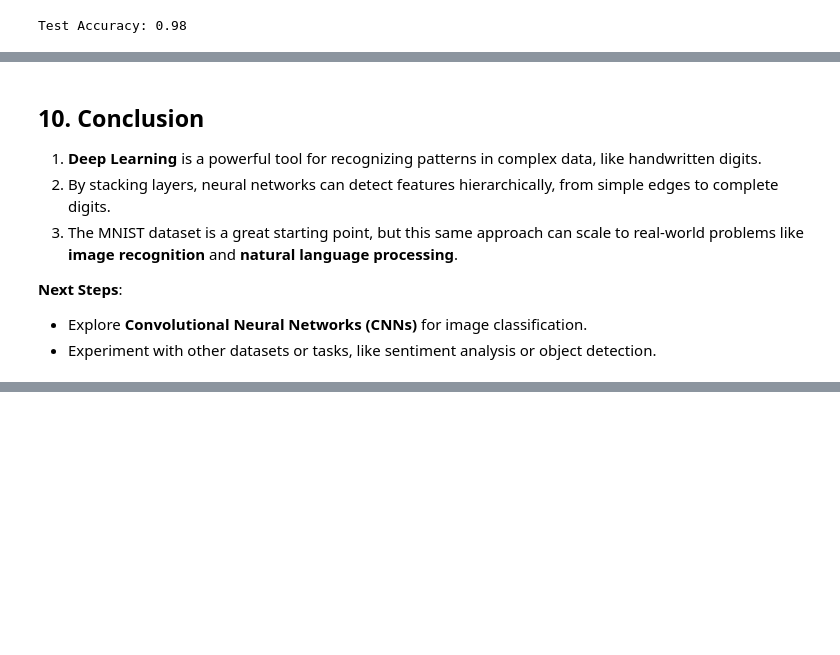
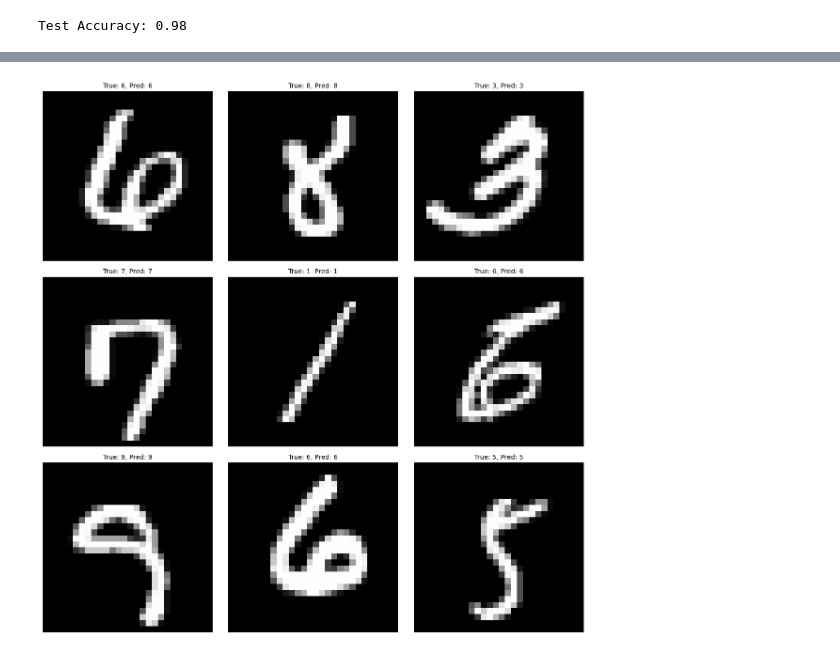
Before and after one commit to gsampaio-rh/aiops_101, a Jupyter notebook: 6-Simple-Deep-Learning.ipynb, the cells around one changed output, grey strips where cells are left out. Drawn from its saved outputs; the diff is of its cells as text; code cells hidden in the pictures; blank space fills up the shorter version.

```diff
--- a/6-Simple-Deep-Learning.ipynb
+++ b/6-Simple-Deep-Learning.ipynb
@@ -234,12 +300,2 @@ Test Accuracy: 0.98
 
 Finally, let’s visualize some predictions and compare them to the true labels.
-# %%
-# Make predictions
-predictions = model.predict(X_test)
-
-# Show some predictions alongside true labels
-for i in range(5):
-    plt.imshow(X_test[i], cmap="gray")
-    plt.title(f"True: {y_test[i]}, Predicted: {tf.argmax(predictions[i]).numpy()}")
-    plt.axis("off")
-    plt.show()
@@ -253,10 +302,29 @@ for i in range(5):
-# %% [markdown]
-## 10. Conclusion
-
-1. **Deep Learning** is a powerful tool for recognizing patterns in complex data, like handwritten digits.
-2. By stacking layers, neural networks can detect features hierarchically, from simple edges to complete digits.
-3. The MNIST dataset is a great starting point, but this same approach can scale to real-world problems like **image recognition** and **natural language processing**.
-
-**Next Steps**:
-- Explore **Convolutional Neural Networks (CNNs)** for image classification.
-- Experiment with other datasets or tasks, like sentiment analysis or object detection.
+# %%
+import numpy as np
+
+# Display predictions in a grid format
+def display_predictions_grid(X_test, y_test, predictions, grid_size=(3, 3)):
+    rows, cols = grid_size
+    fig, axes = plt.subplots(rows, cols, figsize=(12, 12))
+    indices = np.random.choice(
+        len(X_test), rows * cols, replace=False
+    )  # Random selection of images
+
+    for i, ax in enumerate(axes.flat):
+        idx = indices[i]
+        ax.imshow(X_test[idx], cmap="gray")
+        true_label = y_test[idx]
+        predicted_label = np.argmax(predictions[idx])
+        ax.set_title(f"True: {true_label}, Pred: {predicted_label}", fontsize=10)
+        ax.axis("off")
+
+    plt.tight_layout()
+    plt.show()
+
+
+# Generate predictions from the model
+predictions = model.predict(X_test)
+
+# Display a 3x3 grid of predictions
+display_predictions_grid(X_test, y_test, predictions, grid_size=(3, 3))
+# %% [output]
@@ -262,0 +332 @@ for i in range(5):
+[figure, added]
```
Also changed, not shown: parts of 16 cells of this notebook.
